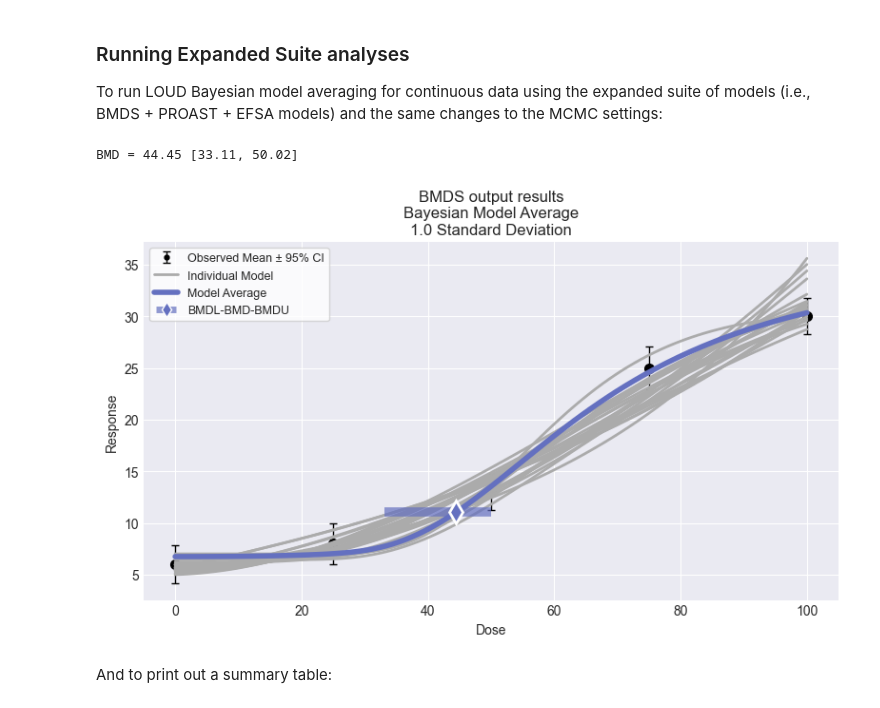
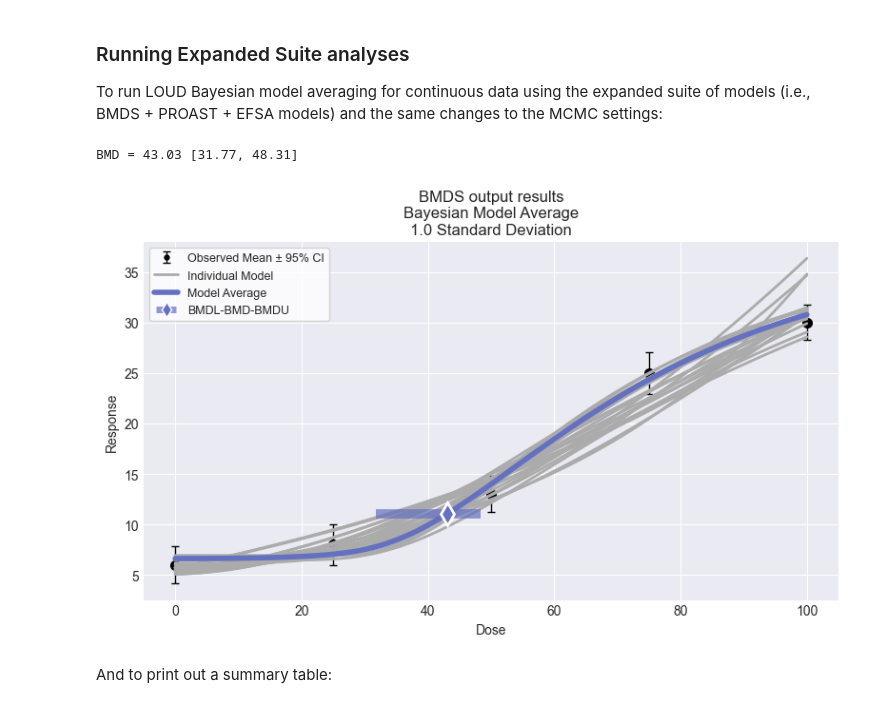
Before and after one commit to USEPA/BMDS, a Jupyter notebook: docs/source/recipes/continuous_ma.ipynb, the cells around one changed output. Saved outputs shown, nothing was run; the diff lists cells and outputs as text; code cells hidden in the pictures.

```diff
--- a/docs/source/recipes/continuous_ma.ipynb
+++ b/docs/source/recipes/continuous_ma.ipynb
@@ -210,30 +214,31 @@ To run LOUD Bayesian model averaging for continuous data using the expanded suit
 # %%
 # LOUD model averaging using the expanded BMDS/PROAST/EFSA continuous suite
 session2 = pybmds.Session(dataset=dataset)
 
 settings = {
     "n_chains": 4,
     "samples": 12500,
     "burnin": 1250,
+    "seed": 123,
 }
 
 session2.add_default_bayesian_models(
     settings=settings,
     prior_class=pybmds.PriorClass.bayesian_loud,
     model_average=True,      # add model averaging
     include_extended=True,  # expanded BMDS/PROAST/EFSA suite
 )
 session2.execute()
 
 # summarize model-averaged result
 res2 = session2.model_average.results
 print(f"BMD = {res2.bmd:.2f} [{res2.bmdl:.2f}, {res2.bmdu:.2f}]")
 
 # optional: plot model fits and model-average curve
 fig2 = session2.plot(colorize=False)
 # %% [output]
-BMD = 44.45 [33.11, 50.02]
+BMD = 43.03 [31.77, 48.31]
-[figure, old version]
+[figure, new version]
 # %% [markdown]
 And to print out a summary table:
 # %%
```
Also changed, not shown: parts of 13 cells of this notebook, 1 other file.
